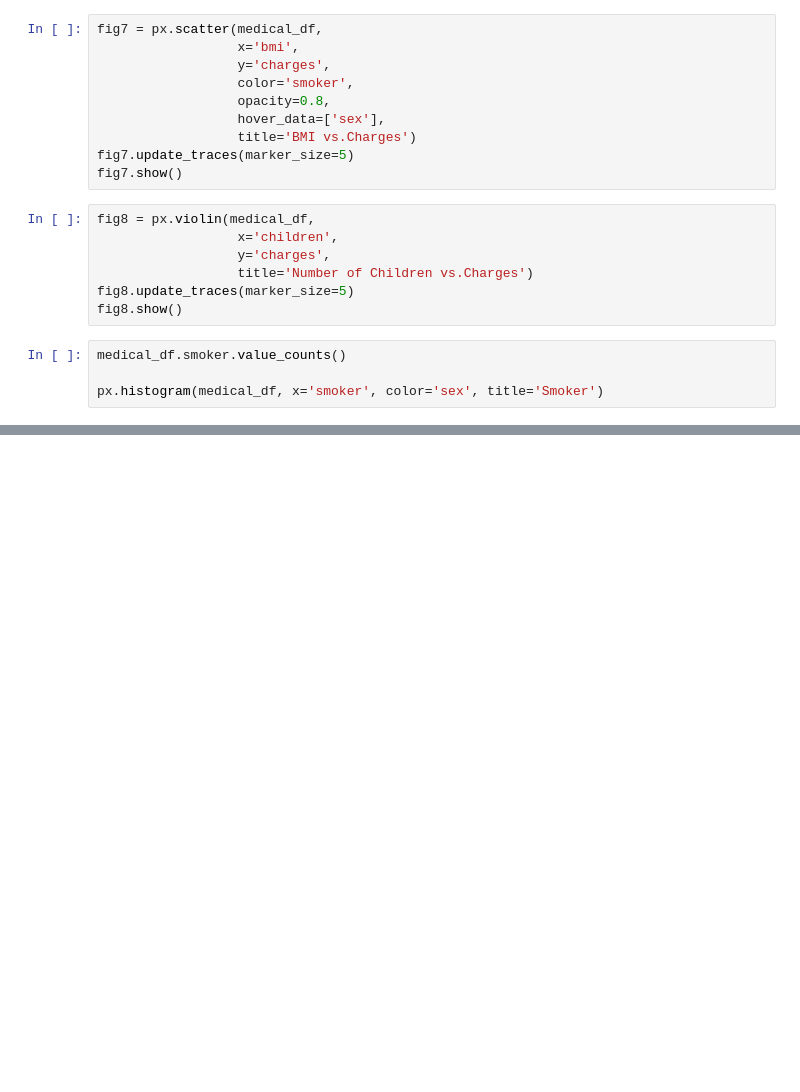
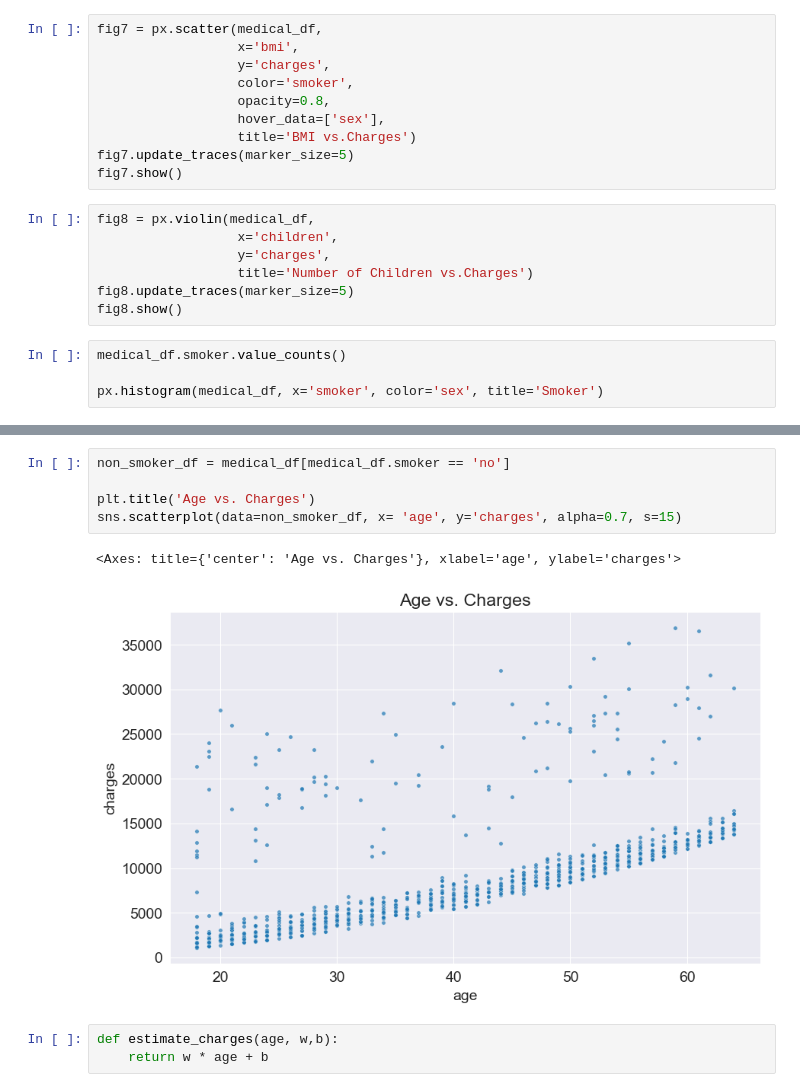
Before and after one commit to Papatee04/insurance-premium-prediction, a Jupyter notebook: insurance.ipynb, the cells around one changed output, grey strips where cells are left out. Saved outputs shown, nothing was run; the diff lists cells and outputs as text; blank space fills up the shorter version.

```diff
--- a/insurance.ipynb
+++ b/insurance.ipynb
@@ -141,0 +143,11 @@ ValueError: could not convert string to float: 'female'
+# %%
+non_smoker_df = medical_df[medical_df.smoker == 'no']
+
+plt.title('Age vs. Charges')
+sns.scatterplot(data=non_smoker_df, x= 'age', y='charges', alpha=0.7, s=15)
+# %% [output]
+<Axes: title={'center': 'Age vs. Charges'}, xlabel='age', ylabel='charges'>
+[figure, added]
+# %%
+def estimate_charges(age, w,b):
+    return w * age + b
```
Also changed, not shown: parts of 1 cell of this notebook.
